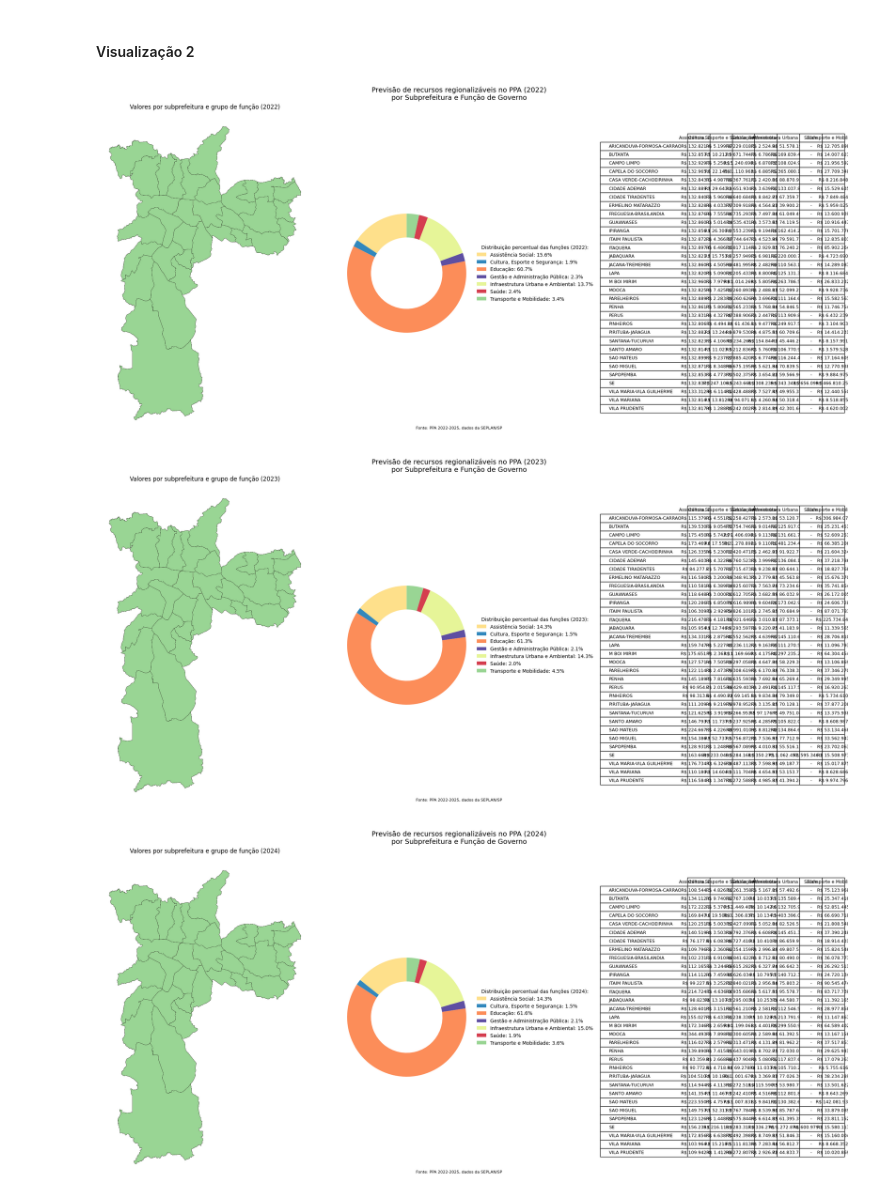
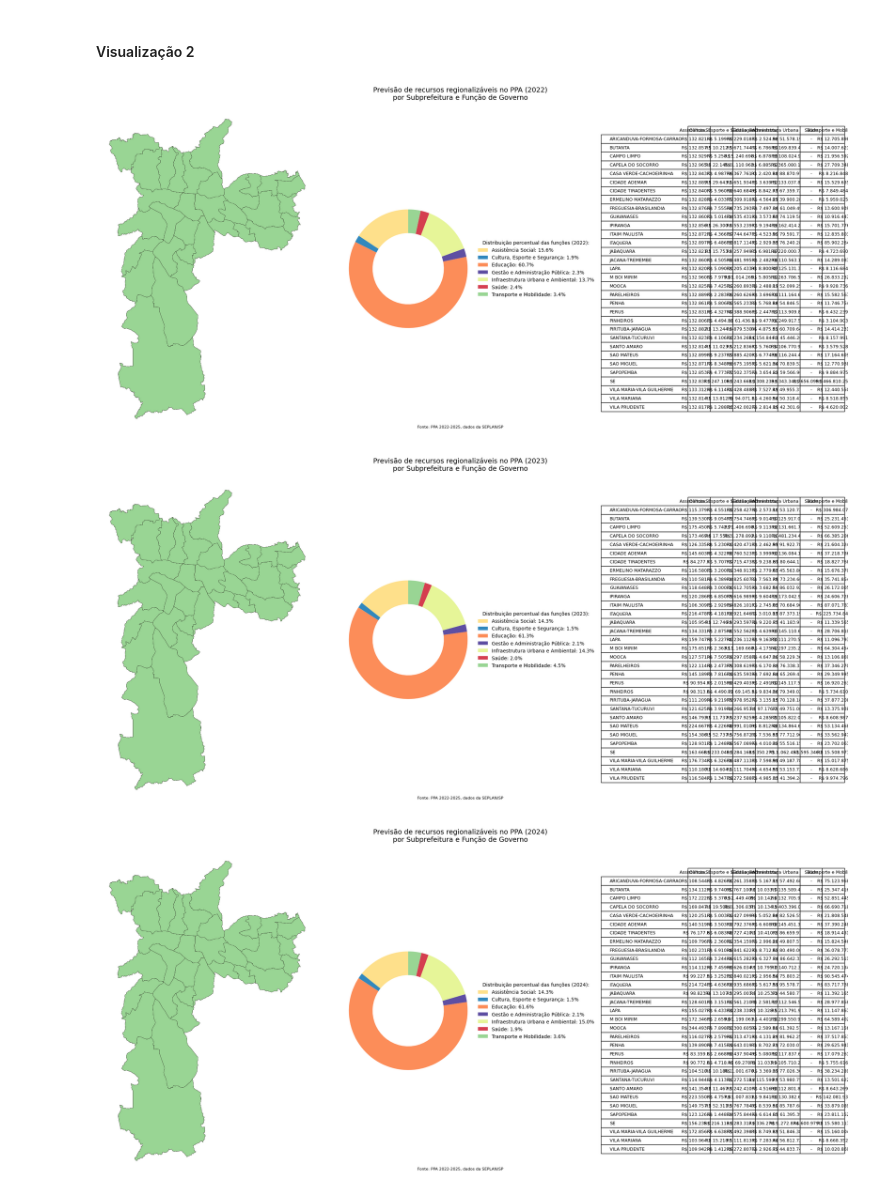
Before and after one commit to caiodurazzo/melhores_praticas_estagio, a Jupyter notebook: 09_visualizacao_dados_interativos.ipynb, the cells around one changed output. Drawn from its saved outputs; the diff is of its cells as text; code cells hidden in the pictures.

Commit message:
visualizacao

```diff
--- a/09_visualizacao_dados_interativos.ipynb
+++ b/09_visualizacao_dados_interativos.ipynb
@@ -250,7 +250,6 @@ def gerar_interativo2_por_ano(ano):
                  edgecolor="black",
                  ax=ax_map)
 
-    ax_map.set_title(f"Valores por subprefeitura e grupo de função ({ano})", fontsize=12)
     ax_map.axis("off")
 
     # --- 11. Tabela ---
@@ -263,33 +262,33 @@ def gerar_interativo2_por_ano(ano):
                                    fill_value=0)
 
 # AGORA formata os números:
     table_pivot = table_pivot.applymap(lambda x: f"R$ {x:,.0f}".replace(",", ".") if x != 0 else "-")
 
     ax_table.axis("off")
     table = ax_table.table(cellText=table_pivot.values,
                            rowLabels=table_pivot.index,
                            colLabels=table_pivot.columns,
                            cellLoc="center",
                            loc="center")
     table.auto_set_font_size(False)
     table.set_fontsize(9)
     table.scale(1.2, 1.5)
 
     # --- 12. Títulos e rodapé ---
     fig.suptitle(f"Previsão de recursos regionalizáveis no PPA ({ano})\npor Subprefeitura e Função de Governo",
                  fontsize=14)
 
     plt.figtext(0.5, 0.02, "Fonte: PPA 2022-2025, dados da SEPLAN/SP", ha="center", fontsize=8)
 
     plt.show()
 
     # --- 13. Salvando imagem ---
     save_graph(fig, f"interativo_2_{ano}.png")
 
 # --- Loop para todos os anos ---
 for ano in [2022, 2023, 2024, 2025]:
     gerar_interativo2_por_ano(ano)
 # %% [output]
-[figure, old version]
+[figure, new version]
-[figure, old version]
+[figure, new version]
-[figure, old version]
+[figure, new version]
```
Also changed, not shown: parts of 1 cell of this notebook.
